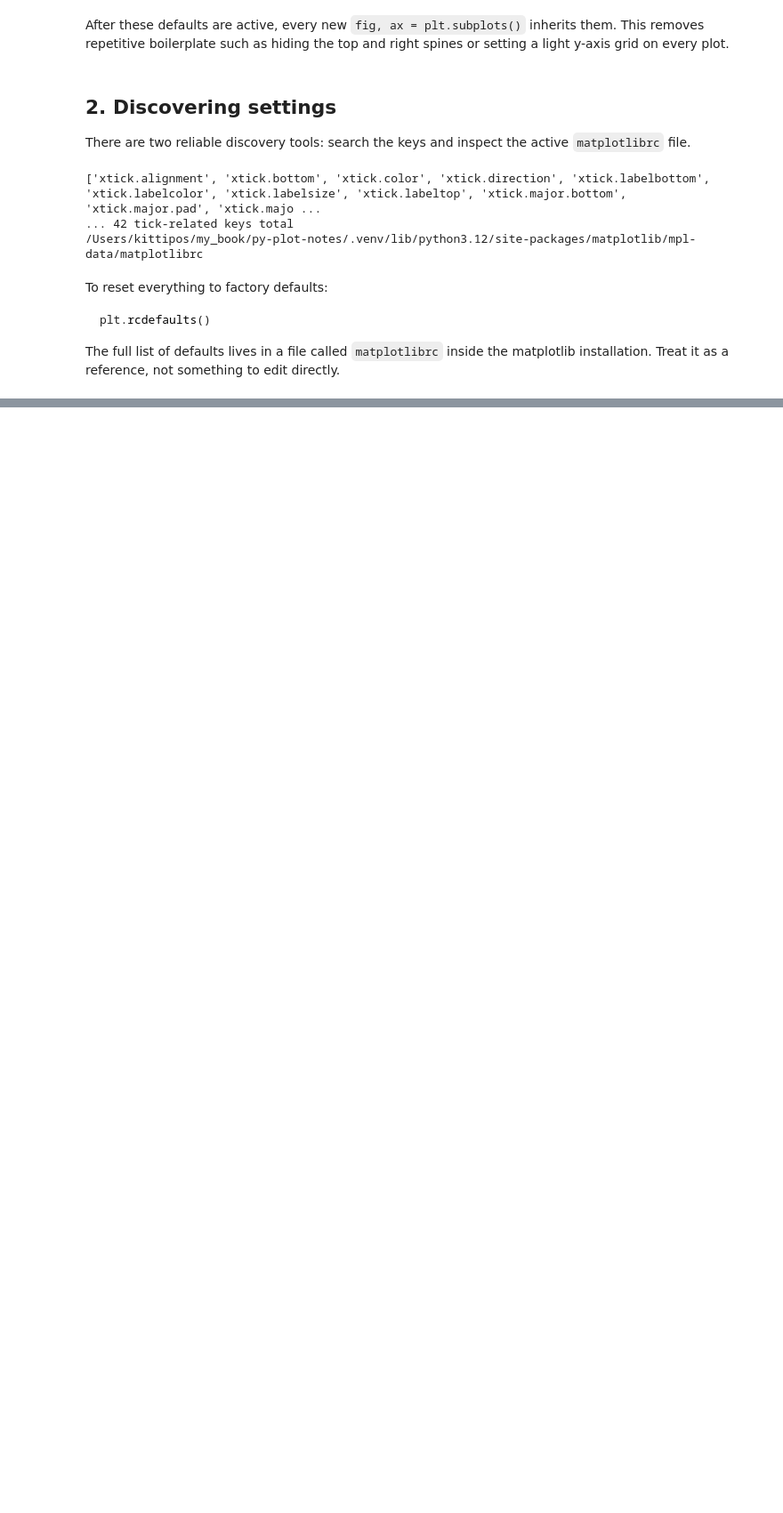
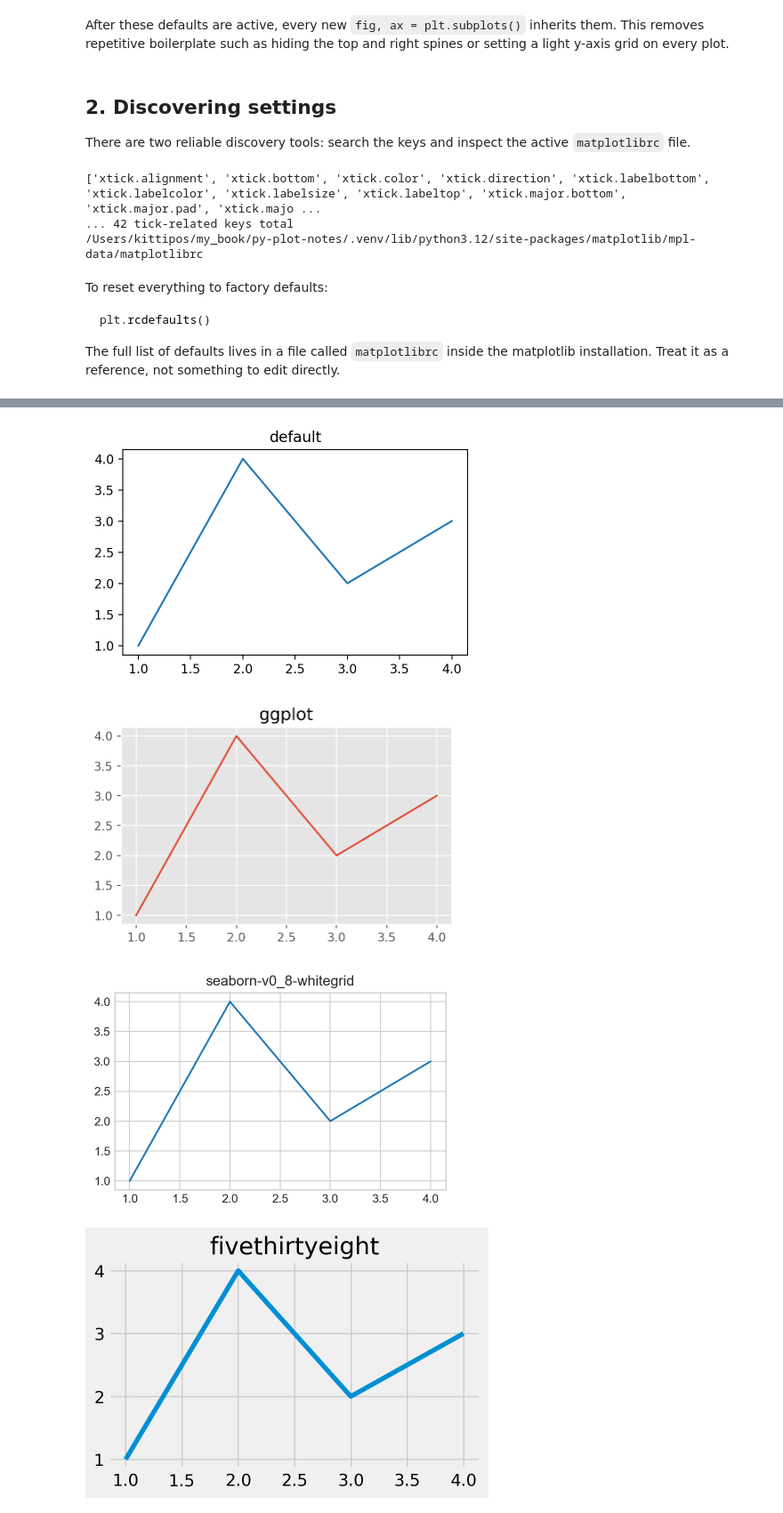
Before and after one commit to Lightbridge-KS/py-plot-notes, a Jupyter notebook: contents/matplotlib/m7-styling-and-themes.ipynb, the cells around one changed output, grey strips where cells are left out. Shown at 89% size. Drawn from its saved outputs; the diff is of its cells as text; code cells hidden in the pictures; blank space fills up the shorter version.

```diff
--- a/contents/matplotlib/m7-styling-and-themes.ipynb
+++ b/contents/matplotlib/m7-styling-and-themes.ipynb
@@ -152,0 +227,12 @@ The full list of defaults lives in a file called `matplotlibrc` inside the matpl
+# %%
+for style in ["default", "ggplot", "seaborn-v0_8-whitegrid", "fivethirtyeight"]:
+    with plt.style.context(style):
+        fig, ax = plt.subplots(figsize=(5, 3))
+        ax.plot([1, 2, 3, 4], [1, 4, 2, 3])
+        ax.set_title(style)
+        plt.show()
+# %% [output]
+[figure, added]
+[figure, added]
+[figure, added]
+[figure, added]
```
Also changed, not shown: parts of 26 cells of this notebook, 13 other files.
